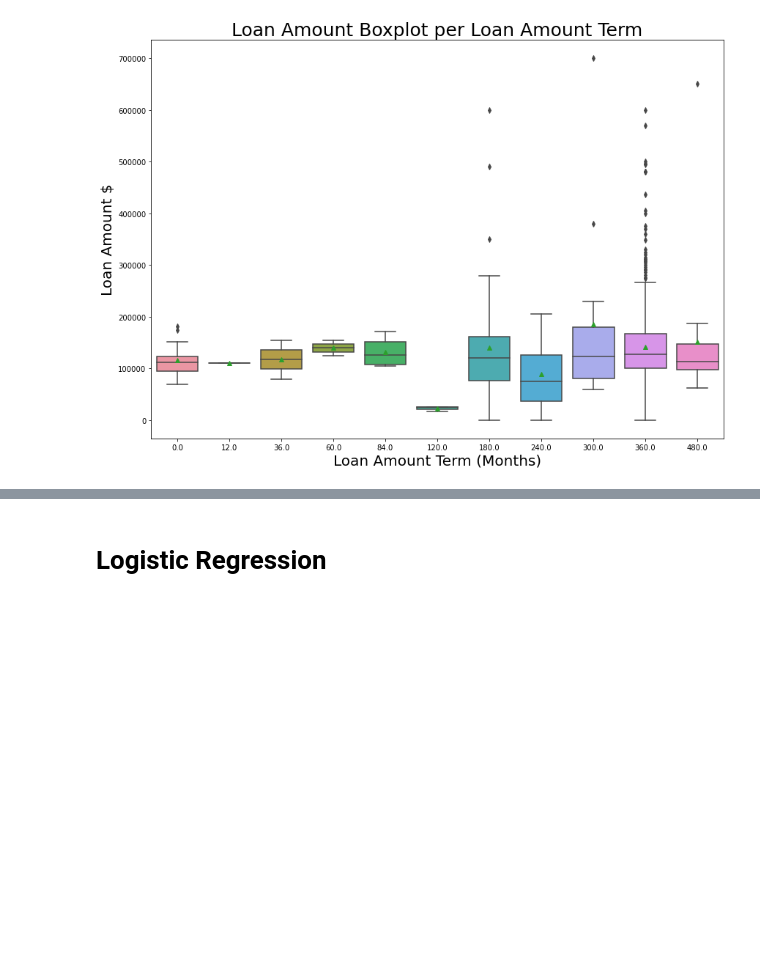
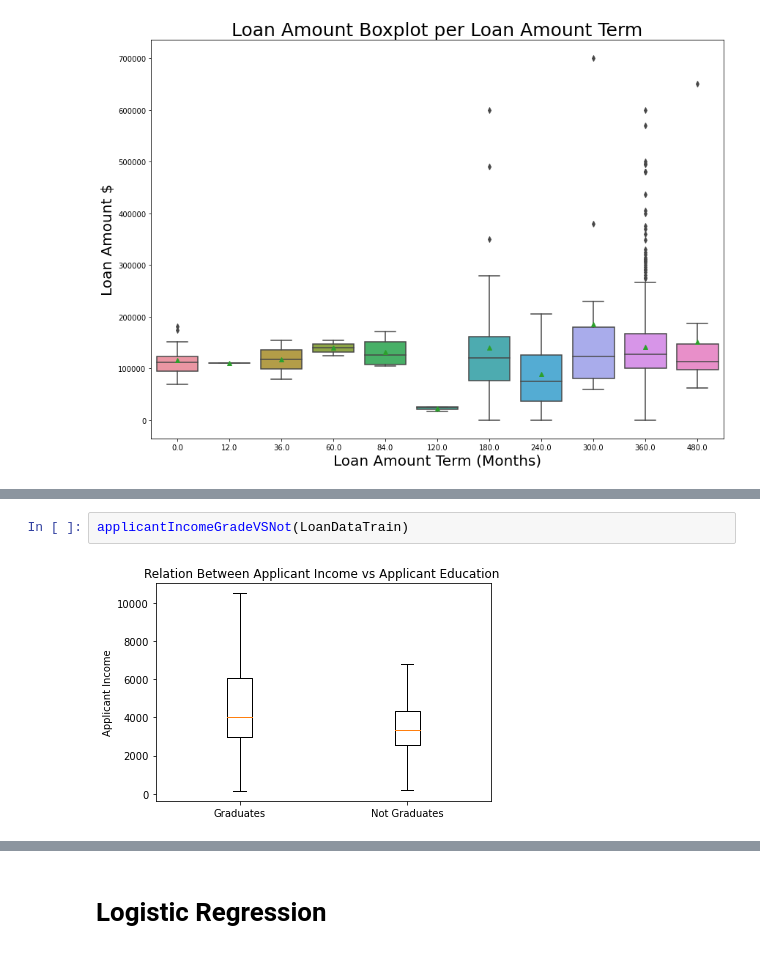
Before and after one commit to spa542/DSCI470, a Jupyter notebook: Project_2_Loan_Prediction_Dataset/FinalNotebookSubmission/Project2FinalNotebook.ipynb, the cells around one changed output, grey strips where cells are left out. Drawn from its saved outputs; the diff is of its cells as text; blank space fills up the shorter version.

```diff
--- a/Project_2_Loan_Prediction_Dataset/FinalNotebookSubmission/Project2FinalNotebook.ipynb
+++ b/Project_2_Loan_Prediction_Dataset/FinalNotebookSubmission/Project2FinalNotebook.ipynb
@@ -49,0 +147,4 @@ plot_loan_amount_vs_loan_amount_term(lp_df)
+# %%
+applicantIncomeGradeVSNot(LoanDataTrain)
+# %% [output]
+[figure, added]
```
Also changed, not shown: parts of 27 cells of this notebook, 2 other files.
